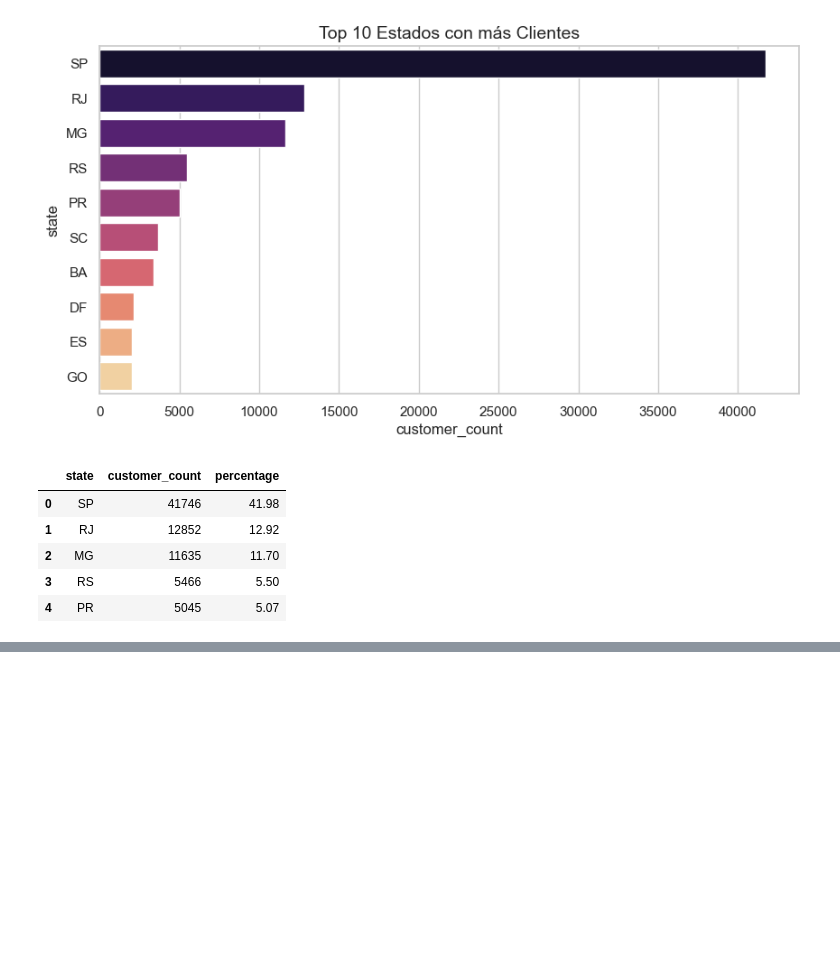
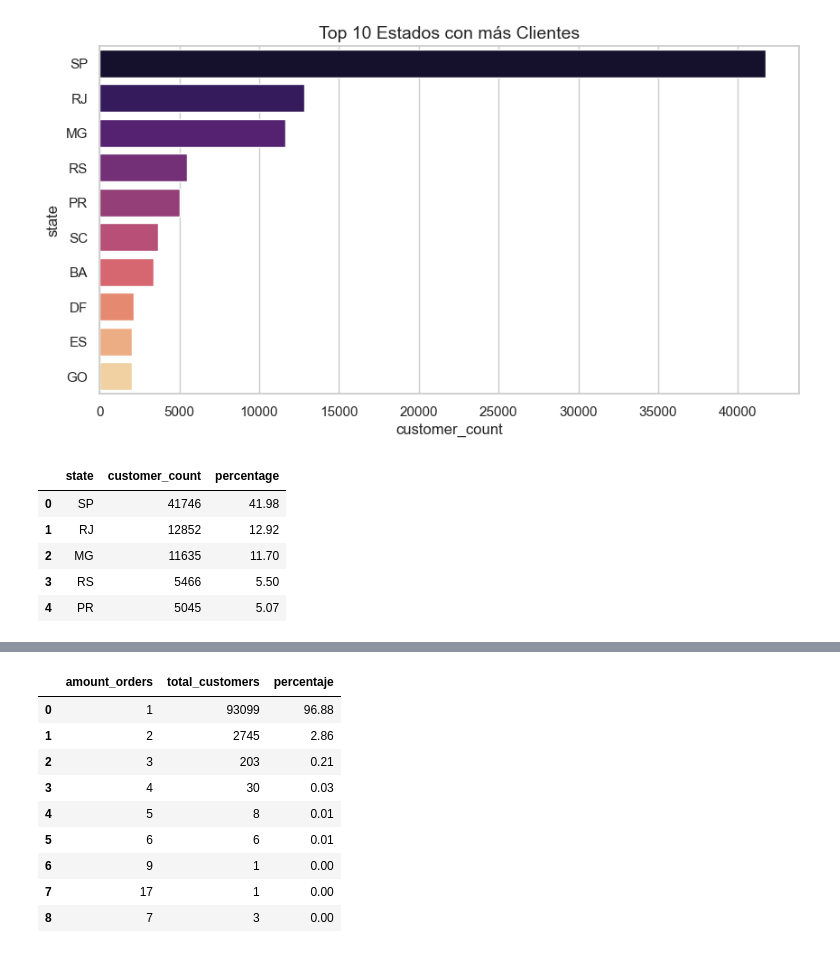
Before and after one commit to marcobustosblas/ecommerce-olist-analysis, a Jupyter notebook: notebooks/04_customer_analysis.ipynb, the cells around one changed output, grey strips where cells are left out. Saved outputs shown, nothing was run; the diff lists cells and outputs as text; code cells hidden in the pictures; blank space fills up the shorter version.

Commit message:
feat: analyze customer loyalty and recurrence using SQL CTEs

```diff
--- a/notebooks/04_customer_analysis.ipynb
+++ b/notebooks/04_customer_analysis.ipynb
@@ -81,0 +114,31 @@ state_distribution.head()
+# %%
+query_fidelity = """
+WITH OrdersPerCustomer AS (
+SELECT customer_unique_id,
+    COUNT(order_id) as amount_orders
+FROM orders AS o
+JOIN customers AS c
+ON o.customer_id = c.customer_id
+GROUP BY customer_unique_id
+)
+SELECT amount_orders,
+       COUNT(*) AS total_customers,
+       ROUND(COUNT(*) * 100 / (SELECT COUNT(*) FROM OrdersPerCustomer),2) AS percentaje,
+FROM OrdersPerCustomer
+GROUP BY 1
+ORDER BY percentaje DESC;
+"""
+# %%
+fidelity = duckdb.query(query_fidelity).df()
+fidelity
+# %% [output]
+|  | amount_orders | total_customers | percentaje |
+| 0 | 1 | 93099 | 96.88 |
+| 1 | 2 | 2745 | 2.86 |
+| 2 | 3 | 203 | 0.21 |
+| 3 | 4 | 30 | 0.03 |
+| 4 | 5 | 8 | 0.01 |
+| 5 | 6 | 6 | 0.01 |
+| 6 | 9 | 1 | 0.00 |
+| 7 | 17 | 1 | 0.00 |
+| 8 | 7 | 3 | 0.00 |
```
Also changed, not shown: parts of 5 cells of this notebook.
